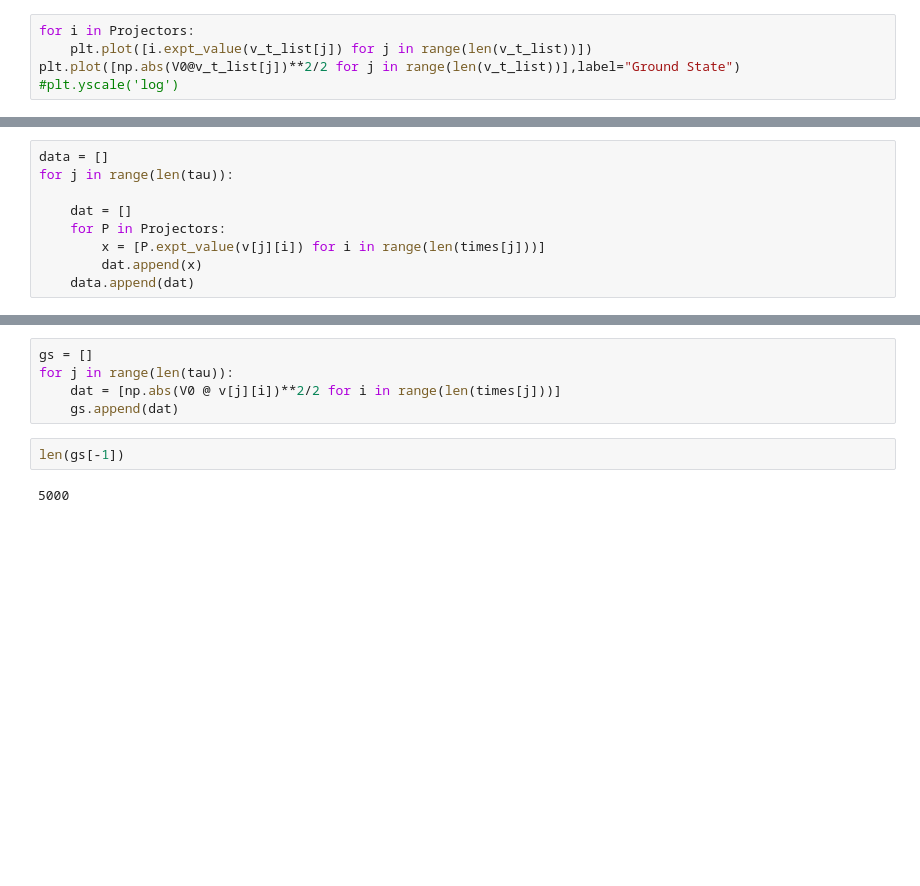
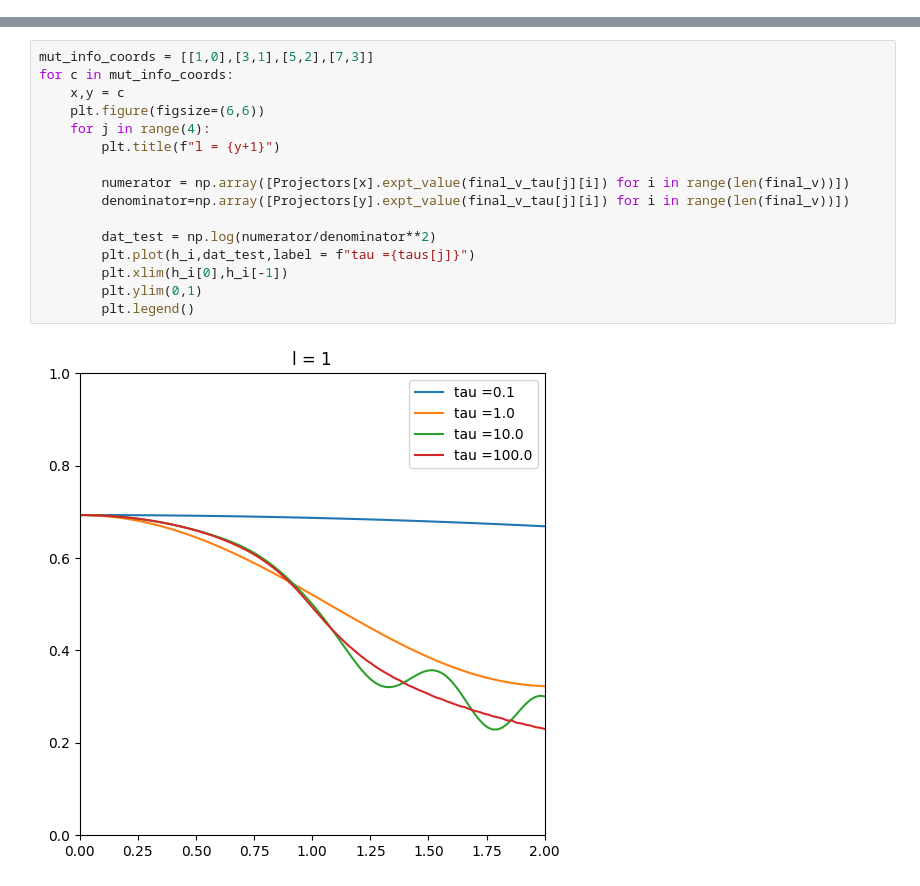
Before and after one commit to KristianMunnikhuis/subsystem_loschmidt_echo, a Jupyter notebook: scripts/mutual_info/exact_diag/adiabatic_ED.ipynb, the cells around one changed output, grey strips where cells are left out. Drawn from its saved outputs; the diff is of its cells as text; blank space fills up the shorter version.

```diff
--- a/scripts/mutual_info/exact_diag/adiabatic_ED.ipynb
+++ b/scripts/mutual_info/exact_diag/adiabatic_ED.ipynb
@@ -163,5 +241,0 @@ plt.ylim(0,1)
-# %%
-for i in Projectors:
-    plt.plot([i.expt_value(v_t_list[j]) for j in range(len(v_t_list))])
-plt.plot([np.abs(V0@v_t_list[j])**2/2 for j in range(len(v_t_list))],label="Ground State")
-#plt.yscale('log')
@@ -379,9 +241,0 @@ for t in range(len(tau)):
-# %%
-data = []
-for j in range(len(tau)):
-
-    dat = []
-    for P in Projectors:
-        x = [P.expt_value(v[j][i]) for i in range(len(times[j]))]
-        dat.append(x)
-    data.append(dat)
@@ -464,9 +242,18 @@ plt.savefig(f"mutual_info_hf={hf}_hi={hi}_l={pi[1]+1}.png")
-# %%
-gs = []
-for j in range(len(tau)):
-    dat = [np.abs(V0 @ v[j][i])**2/2 for i in range(len(times[j]))]
-    gs.append(dat)
-# %%
-len(gs[-1])
-# %% [output]
-5000
+# %%
+mut_info_coords = [[1,0],[3,1],[5,2],[7,3]]
+for c in mut_info_coords:
+    x,y = c
+    plt.figure(figsize=(6,6))
+    for j in range(4):
+        plt.title(f"l = {y+1}")
+
+        numerator = np.array([Projectors[x].expt_value(final_v_tau[j][i]) for i in range(len(final_v))])
+        denominator=np.array([Projectors[y].expt_value(final_v_tau[j][i]) for i in range(len(final_v))])
+
+        dat_test = np.log(numerator/denominator**2)
+        plt.plot(h_i,dat_test,label = f"tau ={taus[j]}")
+        plt.xlim(h_i[0],h_i[-1])
+        plt.ylim(0,1)
+        plt.legend()
+# %% [output]
+[figure, added]
```
Also changed, not shown: parts of 30 cells of this notebook, 4 other files.
